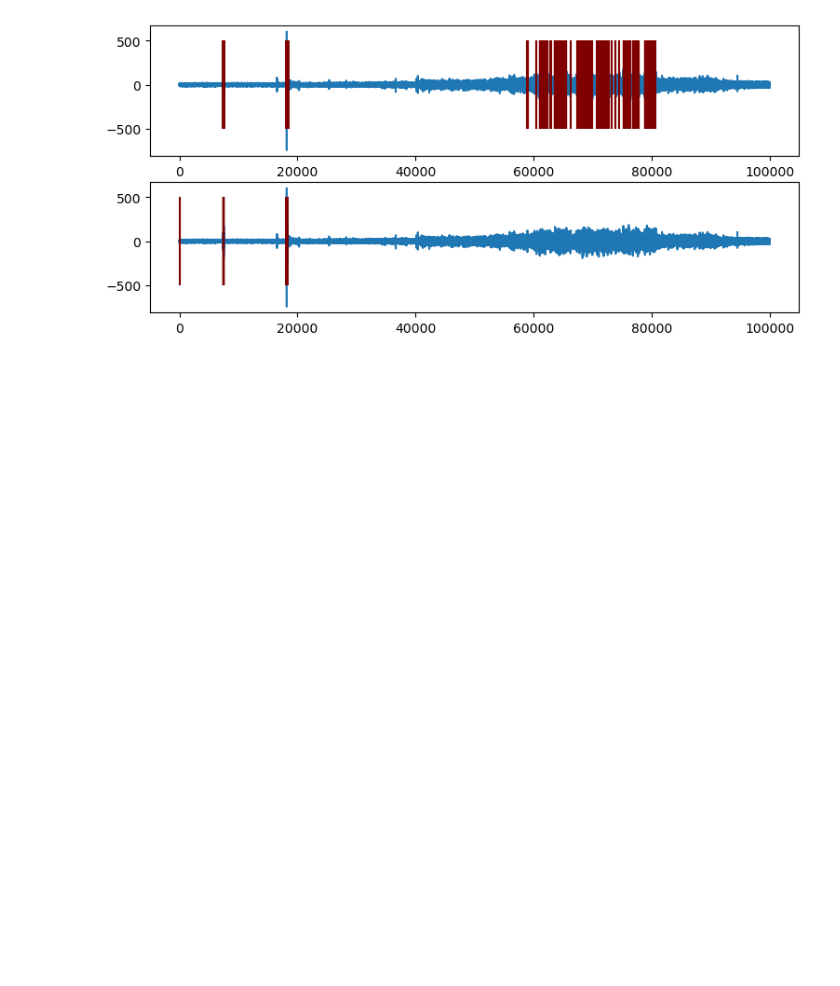
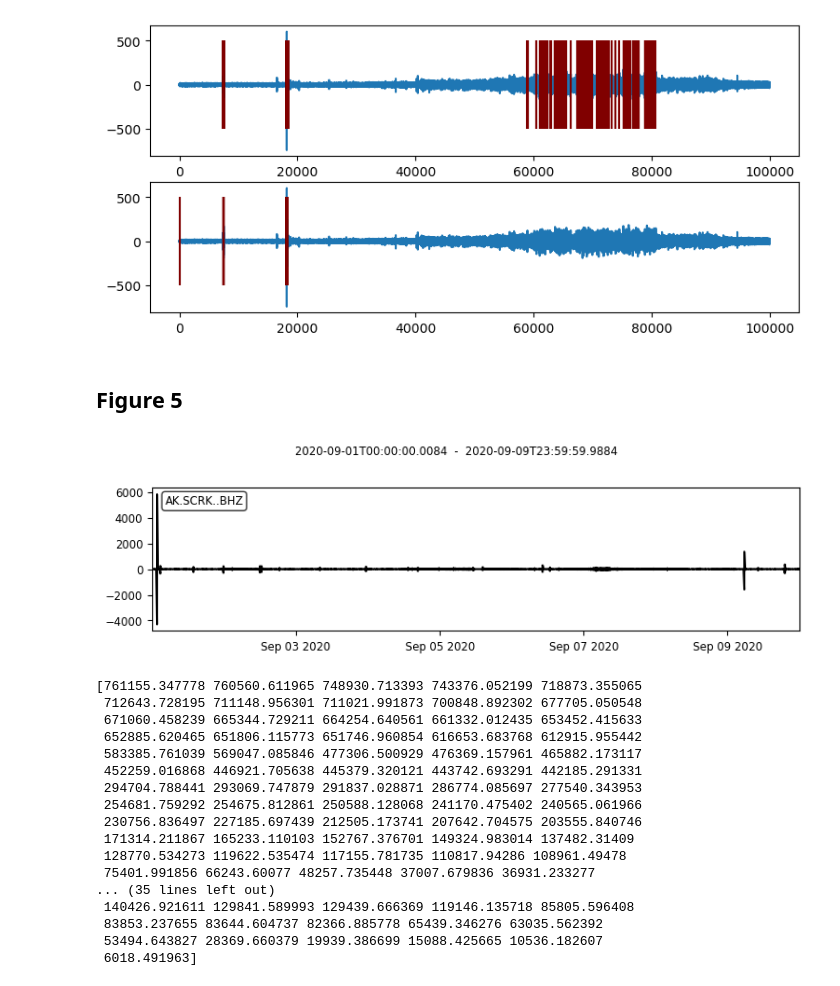
Before and after one commit to iganache/venusquakes, a Jupyter notebook: Tian_paper.ipynb, the cells around one changed output. Drawn from its saved outputs; the diff is of its cells as text; code cells hidden in the pictures; blank space fills up the shorter version.

Commit message:
plotting Figure 5

```diff
--- a/Tian_paper.ipynb
+++ b/Tian_paper.ipynb
@@ -19,0 +33,9 @@ client = Client("IRIS")
+# %%
+## getting 10 day data from SCRK station\n",
+## get SCRK station
+inventory = client.get_stations(network="AK", station="SCRK")
+SCRK_station = inventory[0].stations[0]
+
+SCRK_stream = client.get_waveforms("AK", "SCRK", "*", "BHZ", starttime=starttime, endtime=endtime)
+st = SCRK_stream.merge(method=0,fill_value=0).detrend().filter("bandpass", freqmin=0.5, freqmax=24)
+#st.plot()
@@ -19,0 +61,8 @@ client = Client("IRIS")
+# %%
+sourcetime = []
+arrivaltime = []
+lat = []
+lon = []
+dep = []
+magnitude = []
+magnitudetype = []
@@ -19,0 +100,6 @@ client = Client("IRIS")
+# %%
+## converting catalog lists as a dataframe
+catalog_df = pd.DataFrame({'Latitude':lat,'Londitude':lon,'Depth':dep,
+                   'Magnitude':magnitude,'Type':magnitudetype,
+                   'SourceTime': sourcetime, 'SCRKarrivaltime': arrivaltime})
+print(catalog_df)
@@ -180,3 +284,42 @@ ax[1].vlines(time4[trig_segment], ymin=-500, ymax = 500, color="maroon")
 plt.show()
 # %% [output]
 [figure]
+# %% [markdown]
+## Figure 5
+# %%
+## using 10 day stream data from catalog building
+## getting 10 day data from SCRK station\n",
+## get SCRK station
+starttime = obspy.UTCDateTime("2020-09-01T00:00:00")
+endtime = obspy.UTCDateTime("2020-09-10T00:00:00")
+
+inventory = client.get_stations(network="AK", station="SCRK")
+SCRK_station = inventory[0].stations[0]
+
+SCRK_stream = client.get_waveforms("AK", "SCRK", "*", "BHZ", starttime=starttime, endtime=endtime)
+st = SCRK_stream.merge(method=0,fill_value=0).detrend().filter("bandpass", freqmin=2, freqmax=8)
+st.plot()
+
+trace = st[0]
+
+SCRK_arrivaltimes = catalog_df.SCRKarrivaltime
+SCRK_arrivaltimes_relative = np.array(SCRK_arrivaltimes)-trace.stats.starttime
+# %% [output]
+[figure, added]
+[761155.347778 760560.611965 748930.713393 743376.052199 718873.355065
+ 712643.728195 711148.956301 711021.991873 700848.892302 677705.050548
+ 671060.458239 665344.729211 664254.640561 661332.012435 653452.415633
+ 652885.620465 651806.115773 651746.960854 616653.683768 612915.955442
+ 583385.761039 569047.085846 477306.500929 476369.157961 465882.173117
+ 452259.016868 446921.705638 445379.320121 443742.693291 442185.291331
+ 294704.788441 293069.747879 291837.028871 286774.085697 277540.343953
+ 254681.759292 254675.812861 250588.128068 241170.475402 240565.061966
+ 230756.836497 227185.697439 212505.173741 207642.704575 203555.840746
+ 171314.211867 165233.110103 152767.376701 149324.983014 137482.31409
+ 128770.534273 119622.535474 117155.781735 110817.94286 108961.49478
+ 75401.991856 66243.60077 48257.735448 37007.679836 36931.233277
+... (35 lines left out)
+ 140426.921611 129841.589993 129439.666369 119146.135718 85805.596408
+ 83853.237655 83644.604737 82366.885778 65439.346276 63035.562392
+ 53494.643827 28369.660379 19939.386699 15088.425665 10536.182607
+ 6018.491963]
```
Also changed, not shown: parts of 13 cells of this notebook, 2 other files.
